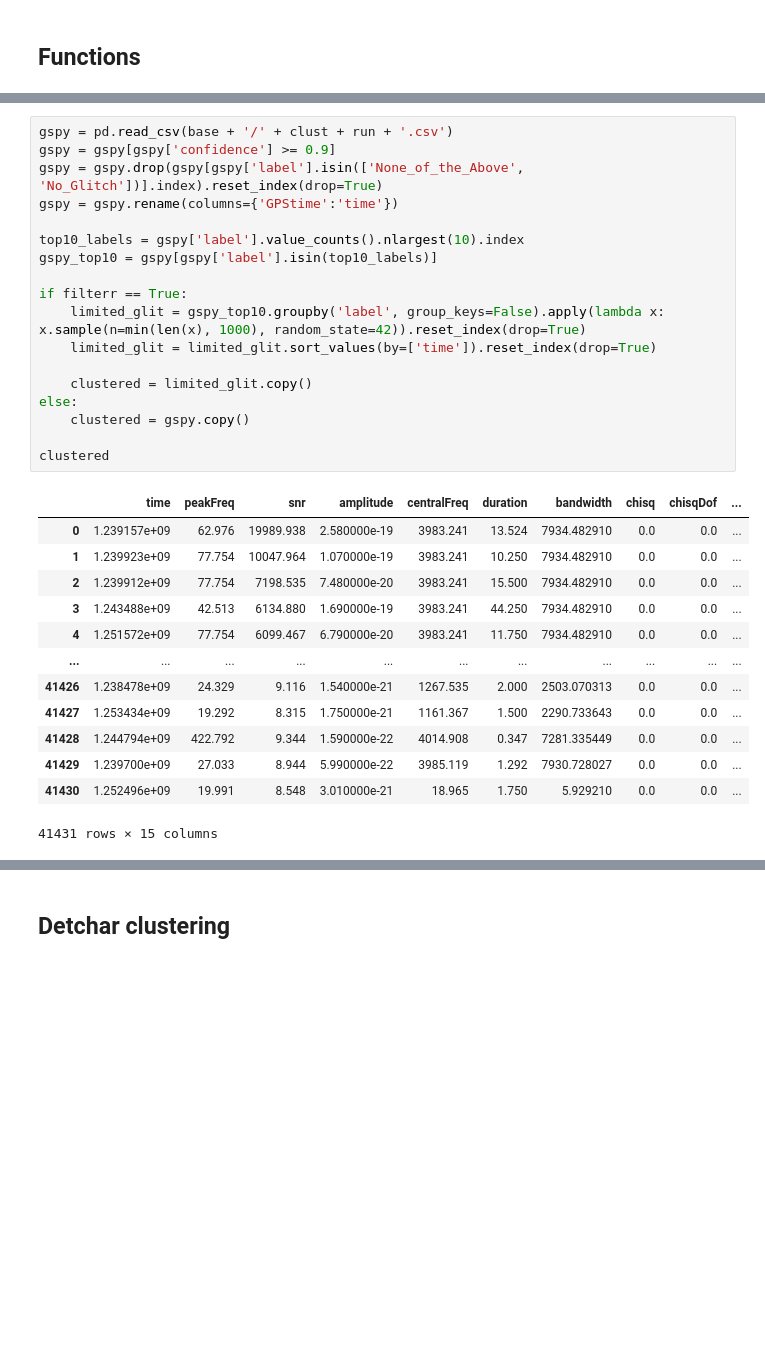
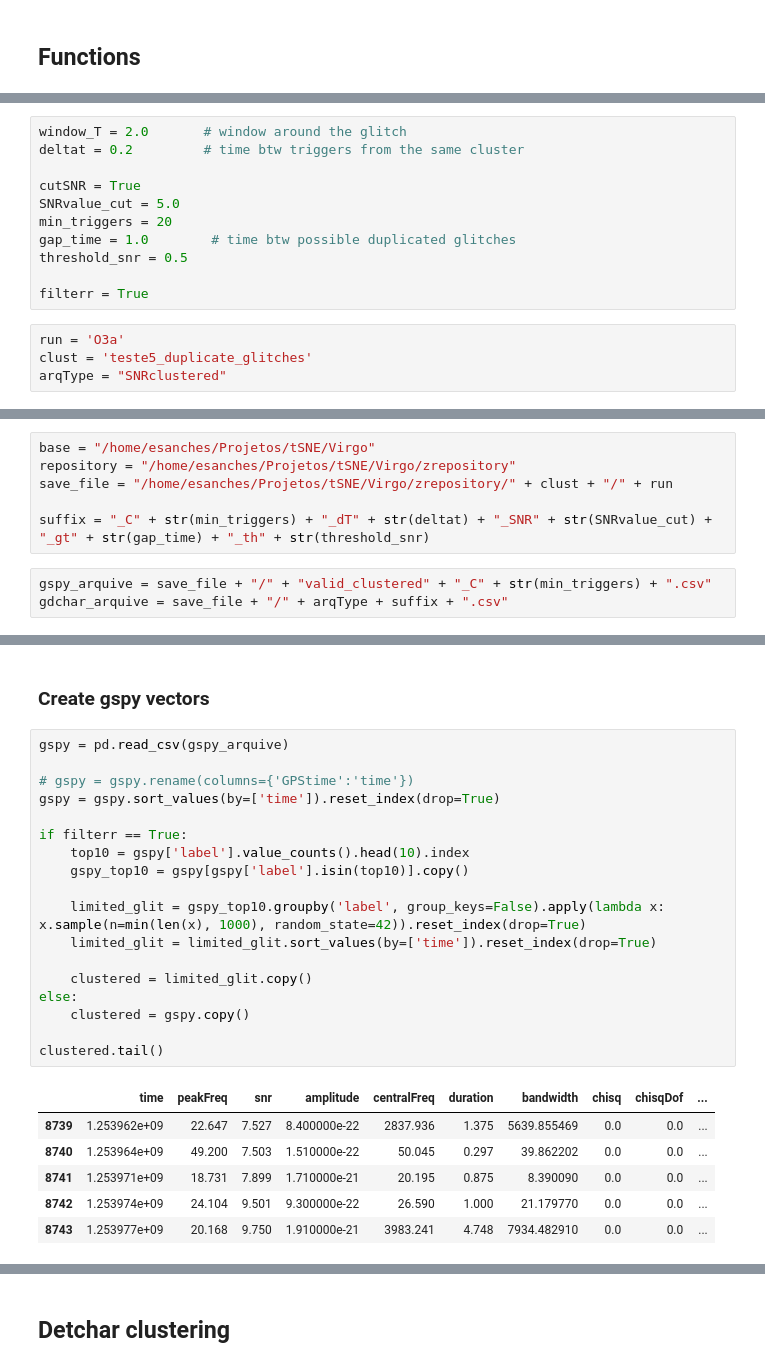
Before and after one commit to physerikc/newClustering, a Jupyter notebook: 2_Vectorization.ipynb, the cells around one changed output, grey strips where cells are left out. Saved outputs shown, nothing was run; the diff lists cells and outputs as text; blank space fills up the shorter version.

```diff
--- a/2_Vectorization.ipynb
+++ b/2_Vectorization.ipynb
@@ -128,0 +141,15 @@ Triggers
+# %%
+window_T = 2.0       # window around the glitch
+deltat = 0.2         # time btw triggers from the same cluster
+
+cutSNR = True
+SNRvalue_cut = 5.0
+min_triggers = 20
+gap_time = 1.0        # time btw possible duplicated glitches
+threshold_snr = 0.5
+
+filterr = True
+# %%
+run = 'O3a'
+clust = 'teste5_duplicate_glitches'
+arqType = "SNRclustered"
@@ -128,0 +158,9 @@ Triggers
+# %%
+base = "/home/esanches/Projetos/tSNE/Virgo"
+repository = "/home/esanches/Projetos/tSNE/Virgo/zrepository"
+save_file = "/home/esanches/Projetos/tSNE/Virgo/zrepository/" + clust + "/" + run
+
+suffix = "_C" + str(min_triggers) + "_dT" + str(deltat) + "_SNR" + str(SNRvalue_cut) + "_gt" + str(gap_time) + "_th" + str(threshold_snr)
+# %%
+gspy_arquive = save_file + "/" + "valid_clustered" + "_C" + str(min_triggers) + ".csv"
+gdchar_arquive = save_file + "/" + arqType + suffix + ".csv"
@@ -197,32 +326,27 @@ unclustered = trigg.copy()'''
+# %% [markdown]
+### Create gspy vectors
 # %%
-gspy = pd.read_csv(base + '/' + clust + run + '.csv')
-gspy = gspy[gspy['confidence'] >= 0.9]
-gspy = gspy.drop(gspy[gspy['label'].isin(['None_of_the_Above', 'No_Glitch'])].index).reset_index(drop=True)
-gspy = gspy.rename(columns={'GPStime':'time'})
+gspy = pd.read_csv(gspy_arquive)
 
-top10_labels = gspy['label'].value_counts().nlargest(10).index
-gspy_top10 = gspy[gspy['label'].isin(top10_labels)]
+# gspy = gspy.rename(columns={'GPStime':'time'})
+gspy = gspy.sort_values(by=['time']).reset_index(drop=True)
 
 if filterr == True:
+    top10 = gspy['label'].value_counts().head(10).index
+    gspy_top10 = gspy[gspy['label'].isin(top10)].copy()
+
     limited_glit = gspy_top10.groupby('label', group_keys=False).apply(lambda x: x.sample(n=min(len(x), 1000), random_state=42)).reset_index(drop=True)
     limited_glit = limited_glit.sort_values(by=['time']).reset_index(drop=True)
 
     clustered = limited_glit.copy()
 else:
     clustered = gspy.copy()
 
-clustered
+clustered.tail()
 # %% [output]
 |  | time | peakFreq | snr | amplitude | centralFreq | duration | bandwidth | chisq | chisqDof | ... |
-| 0 | 1.239157e+09 | 62.976 | 19989.938 | 2.580000e-19 | 3983.241 | 13.524 | 7934.482910 | 0.0 | 0.0 | ... |
-| 1 | 1.239923e+09 | 77.754 | 10047.964 | 1.070000e-19 | 3983.241 | 10.250 | 7934.482910 | 0.0 | 0.0 | ... |
-| 2 | 1.239912e+09 | 77.754 | 7198.535 | 7.480000e-20 | 3983.241 | 15.500 | 7934.482910 | 0.0 | 0.0 | ... |
-| 3 | 1.243488e+09 | 42.513 | 6134.880 | 1.690000e-19 | 3983.241 | 44.250 | 7934.482910 | 0.0 | 0.0 | ... |
-| 4 | 1.251572e+09 | 77.754 | 6099.467 | 6.790000e-20 | 3983.241 | 11.750 | 7934.482910 | 0.0 | 0.0 | ... |
-| ... | ... | ... | ... | ... | ... | ... | ... | ... | ... | ... |
-| 41426 | 1.238478e+09 | 24.329 | 9.116 | 1.540000e-21 | 1267.535 | 2.000 | 2503.070313 | 0.0 | 0.0 | ... |
-| 41427 | 1.253434e+09 | 19.292 | 8.315 | 1.750000e-21 | 1161.367 | 1.500 | 2290.733643 | 0.0 | 0.0 | ... |
-| 41428 | 1.244794e+09 | 422.792 | 9.344 | 1.590000e-22 | 4014.908 | 0.347 | 7281.335449 | 0.0 | 0.0 | ... |
-| 41429 | 1.239700e+09 | 27.033 | 8.944 | 5.990000e-22 | 3985.119 | 1.292 | 7930.728027 | 0.0 | 0.0 | ... |
-| 41430 | 1.252496e+09 | 19.991 | 8.548 | 3.010000e-21 | 18.965 | 1.750 | 5.929210 | 0.0 | 0.0 | ... |
+| 8739 | 1.253962e+09 | 22.647 | 7.527 | 8.400000e-22 | 2837.936 | 1.375 | 5639.855469 | 0.0 | 0.0 | ... |
+| 8740 | 1.253964e+09 | 49.200 | 7.503 | 1.510000e-22 | 50.045 | 0.297 | 39.862202 | 0.0 | 0.0 | ... |
+| 8741 | 1.253971e+09 | 18.731 | 7.899 | 1.710000e-21 | 20.195 | 0.875 | 8.390090 | 0.0 | 0.0 | ... |
+| 8742 | 1.253974e+09 | 24.104 | 9.501 | 9.300000e-22 | 26.590 | 1.000 | 21.179770 | 0.0 | 0.0 | ... |
+| 8743 | 1.253977e+09 | 20.168 | 9.750 | 1.910000e-21 | 3983.241 | 4.748 | 7934.482910 | 0.0 | 0.0 | ... |
-41431 rows × 15 columns
```
Also changed, not shown: parts of 47 cells of this notebook, 9 other files.
